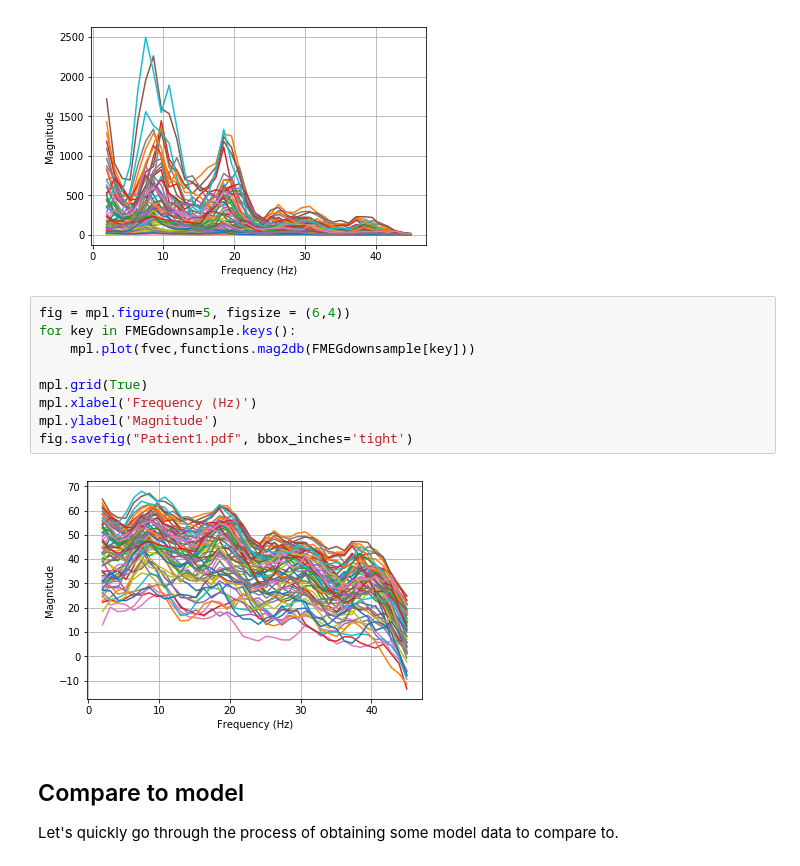
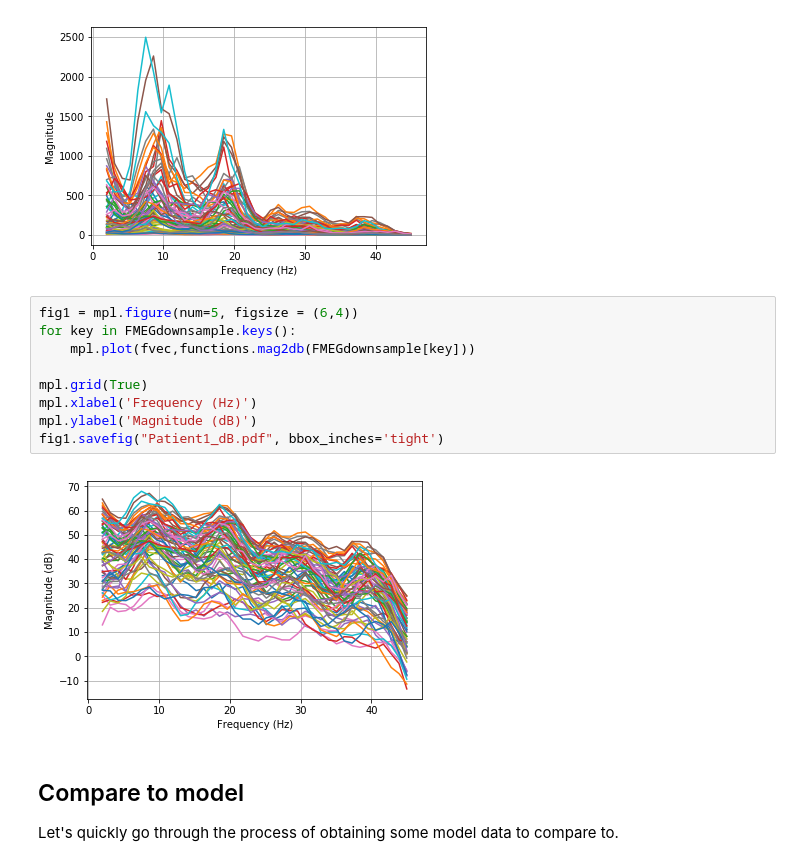
Before and after one commit to Raj-Lab-UCSF/spectrome, a Jupyter notebook: SCFC-spectral-python/SCFC/notebooks/New-filtered-data.ipynb, the cells around one changed output. Cells and saved outputs as stored; diff of their text form.

```diff
--- a/SCFC-spectral-python/SCFC/notebooks/New-filtered-data.ipynb
+++ b/SCFC-spectral-python/SCFC/notebooks/New-filtered-data.ipynb
@@ -103,16 +103,16 @@ fig.savefig("Patient1.pdf", bbox_inches='tight')
 # %% [output]
 [figure]
 # %%
-fig = mpl.figure(num=5, figsize = (6,4))
+fig1 = mpl.figure(num=5, figsize = (6,4))
 for key in FMEGdownsample.keys():
     mpl.plot(fvec,functions.mag2db(FMEGdownsample[key]))
 
 mpl.grid(True)
 mpl.xlabel('Frequency (Hz)')
-mpl.ylabel('Magnitude')
-fig.savefig("Patient1.pdf", bbox_inches='tight')
+mpl.ylabel('Magnitude (dB)')
+fig1.savefig("Patient1_dB.pdf", bbox_inches='tight')
 # %% [output]
-[figure, old version]
+[figure, new version]
 # %% [markdown]
 ## Compare to model
 
```
Also changed, not shown: parts of 34 cells of this notebook.
